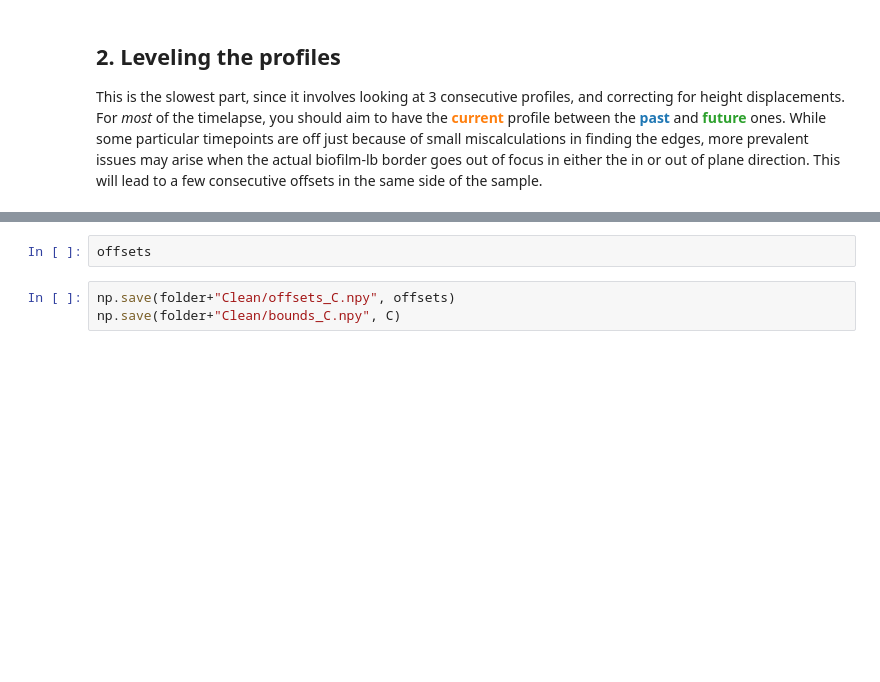
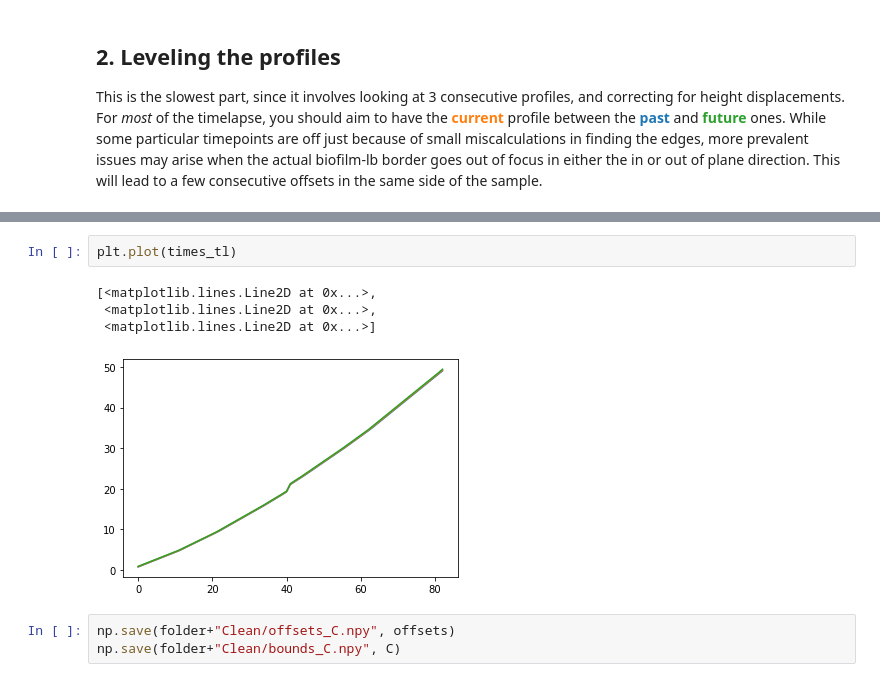
Before and after one commit to pbravoc/biofilm_surface_growth, a Jupyter notebook: data/clean_tutorial.ipynb, the cells around one changed output, grey strips where cells are left out. Saved outputs shown, nothing was run; the diff lists cells and outputs as text; blank space fills up the shorter version.

```diff
--- a/data/clean_tutorial.ipynb
+++ b/data/clean_tutorial.ipynb
@@ -247,5 +373,10 @@ plotrel_profile(i, C, offsets)
-# %%
-offsets
+# %%
+plt.plot(times_tl)
+# %% [output]
+[<matplotlib.lines.Line2D at 0x...>,
+ <matplotlib.lines.Line2D at 0x...>,
+ <matplotlib.lines.Line2D at 0x...>]
+[figure, added]
 # %%
 np.save(folder+"Clean/offsets_C.npy", offsets)
 np.save(folder+"Clean/bounds_C.npy", C)
```
Also changed, not shown: parts of 15 cells of this notebook, 6 other files.
